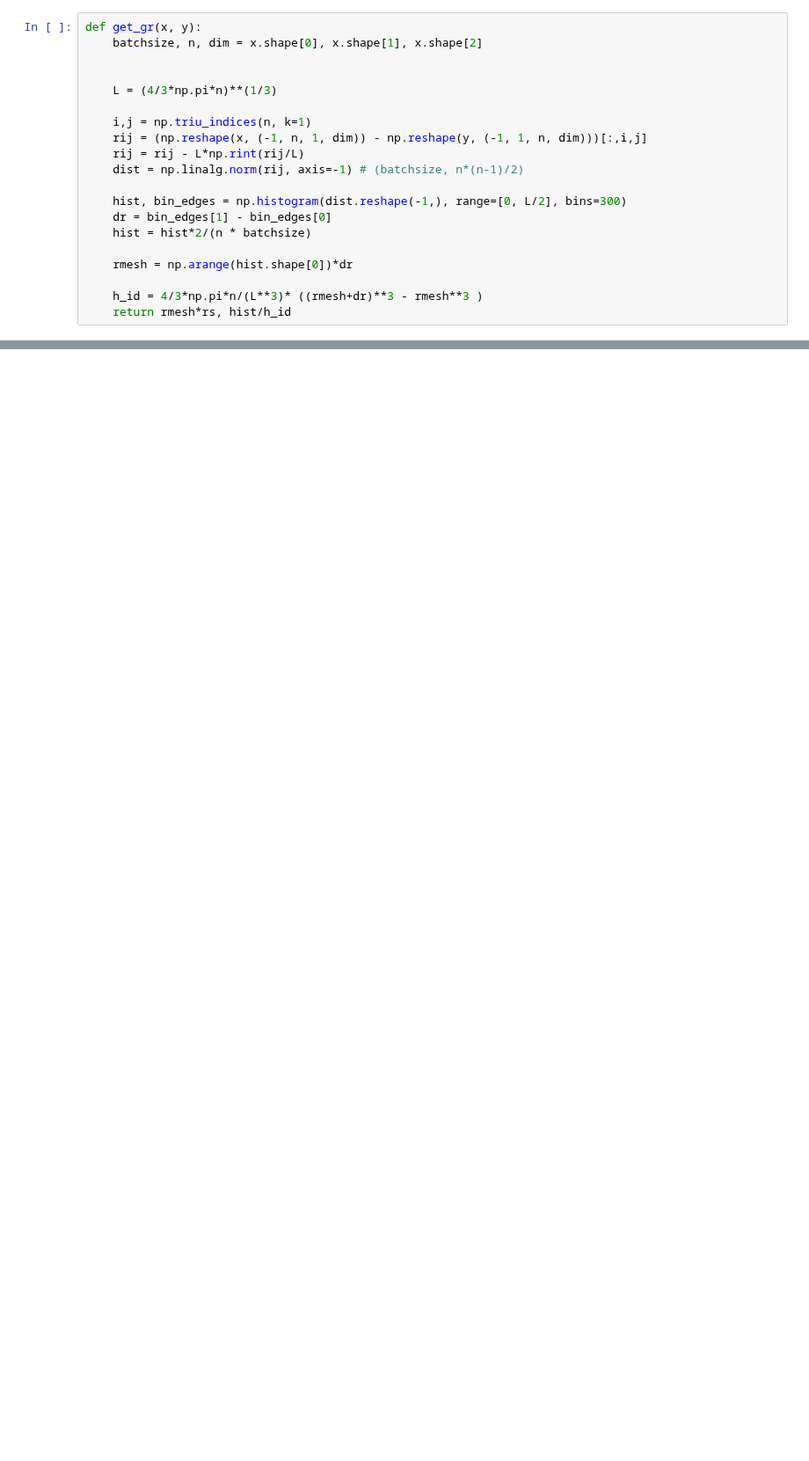
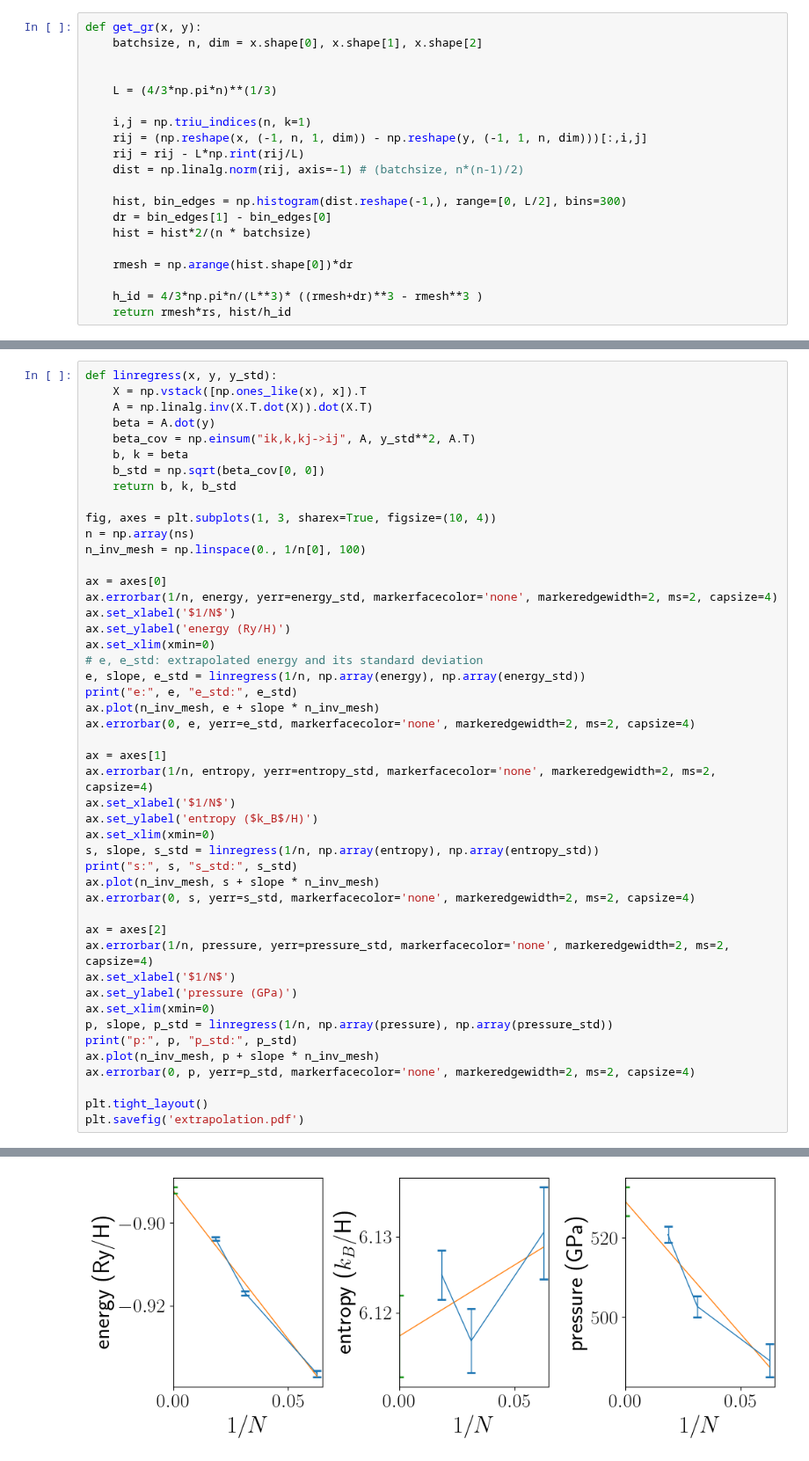
Before and after one commit to fermiflow/hydrogen, a Jupyter notebook: analysis/figs.ipynb, the cells around one changed output, grey strips where cells are left out. Shown at 88% size. Drawn from its saved outputs; the diff is of its cells as text; blank space fills up the shorter version.

```diff
--- a/analysis/figs.ipynb
+++ b/analysis/figs.ipynb
@@ -590,0 +599,48 @@ p: 520.8353678339097 2.043968136471044
+# %%
+def linregress(x, y, y_std):
+    X = np.vstack([np.ones_like(x), x]).T
+    A = np.linalg.inv(X.T.dot(X)).dot(X.T)
+    beta = A.dot(y)
+    beta_cov = np.einsum("ik,k,kj->ij", A, y_std**2, A.T)
+    b, k = beta
+    b_std = np.sqrt(beta_cov[0, 0])
+    return b, k, b_std
+
+fig, axes = plt.subplots(1, 3, sharex=True, figsize=(10, 4))
+n = np.array(ns)
+n_inv_mesh = np.linspace(0., 1/n[0], 100)
+
+ax = axes[0]
+ax.errorbar(1/n, energy, yerr=energy_std, markerfacecolor='none', markeredgewidth=2, ms=2, capsize=4)
+ax.set_xlabel('$1/N$')
+ax.set_ylabel('energy (Ry/H)')
+ax.set_xlim(xmin=0)
+# e, e_std: extrapolated energy and its standard deviation
+e, slope, e_std = linregress(1/n, np.array(energy), np.array(energy_std))
+print("e:", e, "e_std:", e_std)
+ax.plot(n_inv_mesh, e + slope * n_inv_mesh)
+ax.errorbar(0, e, yerr=e_std, markerfacecolor='none', markeredgewidth=2, ms=2, capsize=4)
+
+ax = axes[1]
+ax.errorbar(1/n, entropy, yerr=entropy_std, markerfacecolor='none', markeredgewidth=2, ms=2, capsize=4)
+ax.set_xlabel('$1/N$')
+ax.set_ylabel('entropy ($k_B$/H)')
+ax.set_xlim(xmin=0)
+s, slope, s_std = linregress(1/n, np.array(entropy), np.array(entropy_std))
+print("s:", s, "s_std:", s_std)
+ax.plot(n_inv_mesh, s + slope * n_inv_mesh)
+ax.errorbar(0, s, yerr=s_std, markerfacecolor='none', markeredgewidth=2, ms=2, capsize=4)
+
+ax = axes[2]
+ax.errorbar(1/n, pressure, yerr=pressure_std, markerfacecolor='none', markeredgewidth=2, ms=2, capsize=4)
+ax.set_xlabel('$1/N$')
+ax.set_ylabel('pressure (GPa)')
+ax.set_xlim(xmin=0)
+p, slope, p_std = linregress(1/n, np.array(pressure), np.array(pressure_std))
+print("p:", p, "p_std:", p_std)
+ax.plot(n_inv_mesh, p + slope * n_inv_mesh)
+ax.errorbar(0, p, yerr=p_std, markerfacecolor='none', markeredgewidth=2, ms=2, capsize=4)
+
+plt.tight_layout()
+plt.savefig('extrapolation.pdf')
+# %% [output]
@@ -591,3 +650,4 @@ p: 520.8353678339097 2.043968136471044
+[figure, added]
 # %%
 fig, axes = plt.subplots(2, 2, figsize=(8, 10))
 
```
Also changed, not shown: parts of 10 cells of this notebook.
